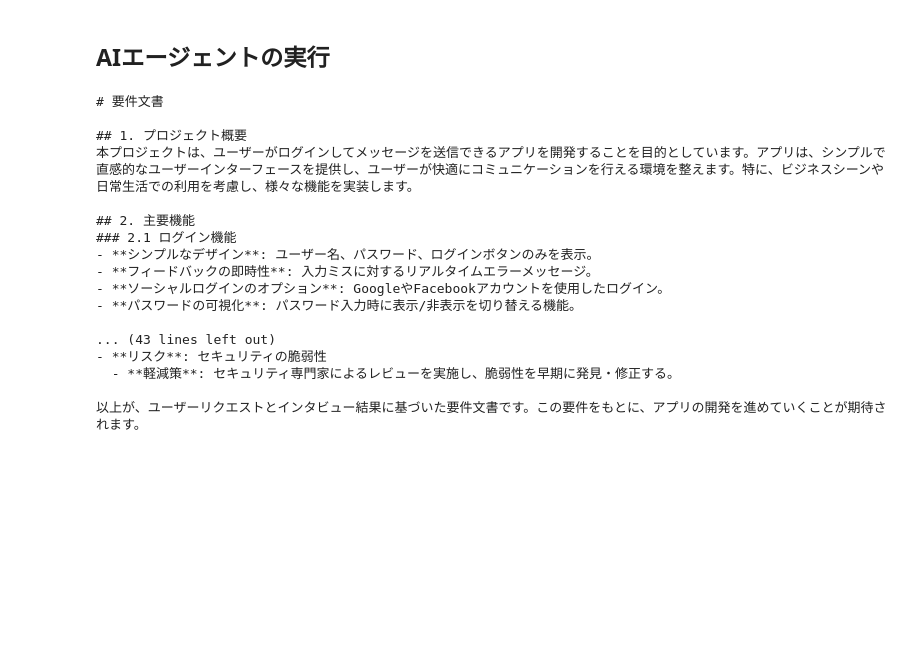
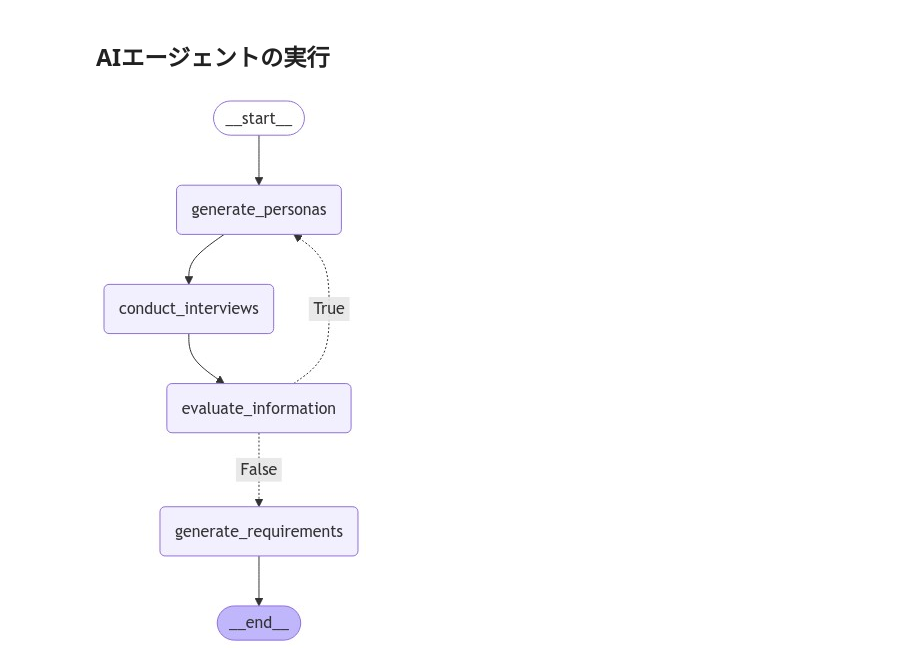
Before and after one commit to marumarukun/agent-book, a Jupyter notebook: chapter/010/run.ipynb, the cells around one changed output. Cells and saved outputs as stored; diff of their text form; code cells hidden in the pictures; blank space fills up the shorter version.

```diff
--- a/chapter/010/run.ipynb
+++ b/chapter/010/run.ipynb
@@ -272,6 +272,12 @@ class DocumentationAgent:
 
         # グラフの作成
         self.graph = self._create_graph()
+
+    @property
+    def plot_graph(self):
+        from IPython.display import Image
+
+        display(Image(self.graph.get_graph().draw_mermaid_png()))
 
     def _create_graph(self) -> StateGraph:
         # グラフの初期化
@@ -352,30 +358,10 @@ class DocumentationAgent:
 # %%
 # ChatOpenAIモデルを初期化
 llm = ChatOpenAI(model="gpt-4o-mini", temperature=0.0)
 # ドキュメント生成エージェントを初期化
 agent = DocumentationAgent(llm=llm, k=None)
 
-# ユーザーリクエストを設定
-user_request = "ユーザーがログインしてメッセージを送信できるアプリを作成したい"
-
-# エージェントの実行
-final_output = agent.run(user_request)
-print(final_output)
+# グラフの表示
+agent.plot_graph
 # %% [output]
-# 要件文書
-
-## 1. プロジェクト概要
-本プロジェクトは、ユーザーがログインしてメッセージを送信できるアプリを開発することを目的としています。アプリは、シンプルで直感的なユーザーインターフェースを提供し、ユーザーが快適にコミュニケーションを行える環境を整えます。特に、ビジネスシーンや日常生活での利用を考慮し、様々な機能を実装します。
-
-## 2. 主要機能
-### 2.1 ログイン機能
-- **シンプルなデザイン**: ユーザー名、パスワード、ログインボタンのみを表示。
-- **フィードバックの即時性**: 入力ミスに対するリアルタイムエラーメッセージ。
-- **ソーシャルログインのオプション**: GoogleやFacebookアカウントを使用したログイン。
-- **パスワードの可視化**: パスワード入力時に表示/非表示を切り替える機能。
-
-... (43 lines left out)
-- **リスク**: セキュリティの脆弱性
-  - **軽減策**: セキュリティ専門家によるレビューを実施し、脆弱性を早期に発見・修正する。
-
-以上が、ユーザーリクエストとインタビュー結果に基づいた要件文書です。この要件をもとに、アプリの開発を進めていくことが期待されます。
+[figure, added]
```
Also changed, not shown: parts of 1 cell of this notebook.
